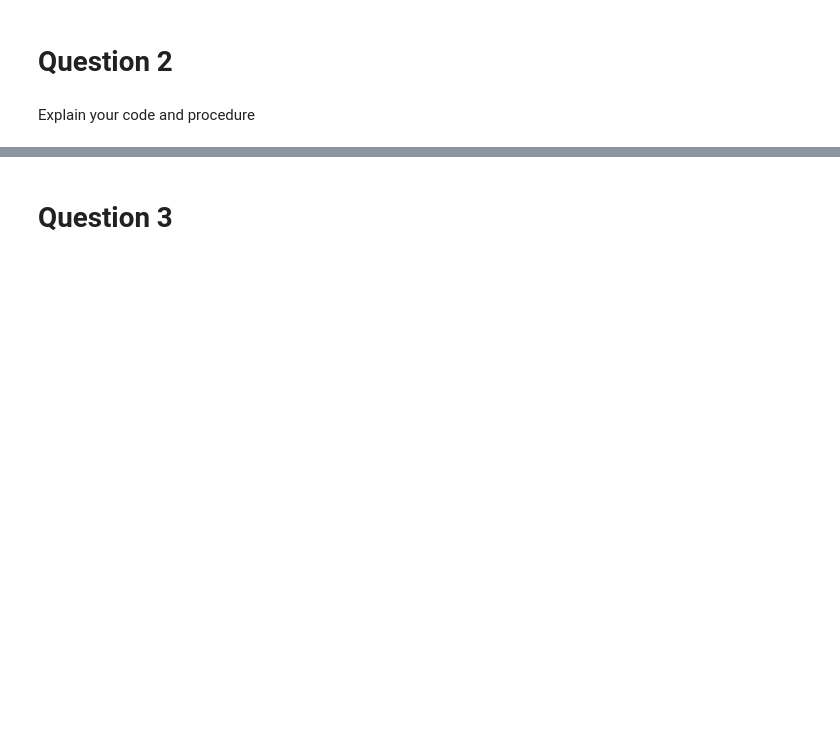
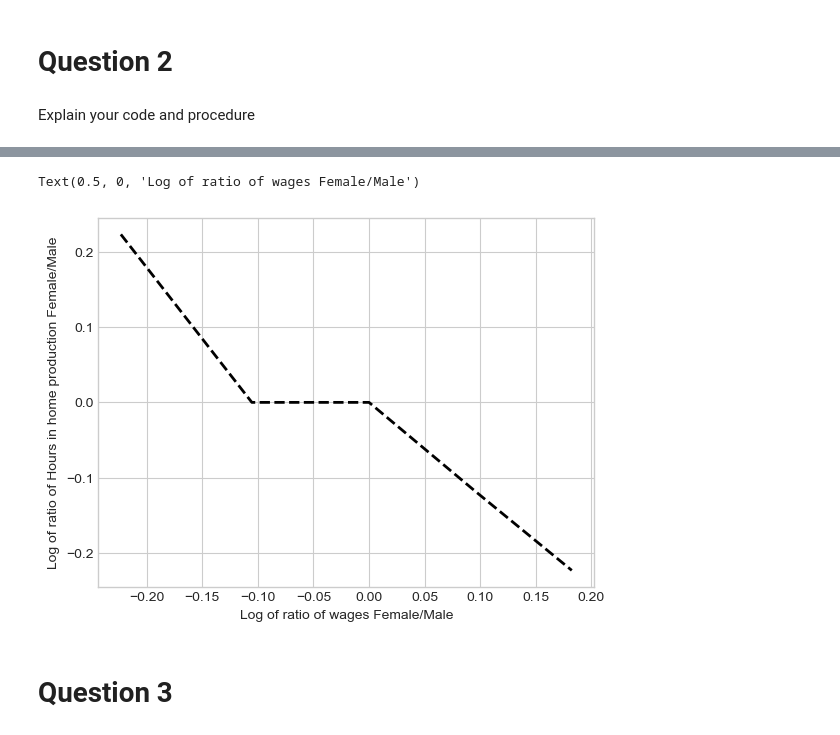
Before and after one commit to NumEconCopenhagen/projects-2023-latin-power, a Jupyter notebook: inauguralproject/inauguralproject.ipynb, the cells around one changed output, grey strips where cells are left out. Drawn from its saved outputs; the diff is of its cells as text; code cells hidden in the pictures; blank space fills up the shorter version.

```diff
--- a/inauguralproject/inauguralproject.ipynb
+++ b/inauguralproject/inauguralproject.ipynb
@@ -73,19 +79,3 @@ print(results.to_string(index=False))
 # Question 2
 # %% [markdown]
 Explain your code and procedure
-# %%
-#calling the House Specialization model (RODRI Y ALE)
-model = HouseholdSpecializationModelClass()
-
-#creating the vectors with the different values of female wages
-wF_new=np.array([0.8, 0.9, 1.0, 1.1, 1.2])
-
-
-#doing a loop to calculate the model with the new values of the female wages and print it
-for wF in wF_new:
-        model.par.wF = wF
-        value=model.solve_discrete()
-        print("New Female wage = ",model.par.wF,
-              "\n","new ratio F wage / M wage = ", model.par.wF/model.par.wM,
-              "\n","new values = ",value)
-        print("\n")
@@ -110,3 +82,50 @@ New Female wage =  1.2
+# %%
+#calling the House Specialization model (RODRI Y ALE)
+model = HouseholdSpecializationModelClass()
+
+#creating the vectors with the different values of female wages
+wF_new=np.array([0.8, 0.9, 1.0, 1.1, 1.2])
+
+#create empty dictionary and lists to save the following results
+dic_sol = {}
+l_wF = []
+l_wM = []
+l_r_wF_wM = []
+l_lr_wF_wM = []
+l_HF = []
+l_HM = []
+l_r_HF_HM = []
+l_logr_HF_HM = []
+
+#doing a loop to calculate the model with the new values of the female wages and print it
+for a, wF in enumerate(wF_new):
+        model.par.wF = wF
+        solution=model.solve_discrete()
+        dic_sol[a] = {'wF': wF, 'wM': model.par.wM, 'r_wF_wM': wF/model.par.wM, 'HF': solution.HF, 'HM': solution.HM, 'r_HF_HM': solution.HF/solution.HM, 'logr_HF_HM': math.log(solution.HF/solution.HM)}
+
+        l_wF.append(wF)
+        l_wM.append(model.par.wM)
+
+        l_r_wF_wM.append(wF/model.par.wM)
+        l_lr_wF_wM.append(math.log(wF/model.par.wM))
+
+        l_HF.append(solution.HF)
+        l_HM.append(solution.HM)
+
+        l_r_HF_HM.append(solution.HF/solution.HM)
+        l_logr_HF_HM.append(math.log(solution.HF/solution.HM))
+
+results = pd.DataFrame({'wF':l_wF, 'wM':l_wM, 'wF/wM':l_r_wF_wM, 'LOG_wF/wM':l_lr_wF_wM, 'HF':l_HF, 'HM':l_HM, 'HF/HM': l_r_HF_HM, 'LOG_HF/HM': l_logr_HF_HM})
+
+#creating the graph
+fig = plt.figure()
+ax = fig.add_subplot(1,1,1)
+ax.plot(results["LOG_wF/wM"],results["LOG_HF/HM"],ls='--',lw=2,color='black')
+ax.set_ylabel('Log of ratio of Hours in home production Female/Male')
+ax.set_xlabel('Log of ratio of wages Female/Male')
+# %% [output]
+Text(0.5, 0, 'Log of ratio of wages Female/Male')
+[figure, added]
 # %% [markdown]
 # Question 3
 # %% [markdown]
```
Also changed, not shown: parts of 3 cells of this notebook.
